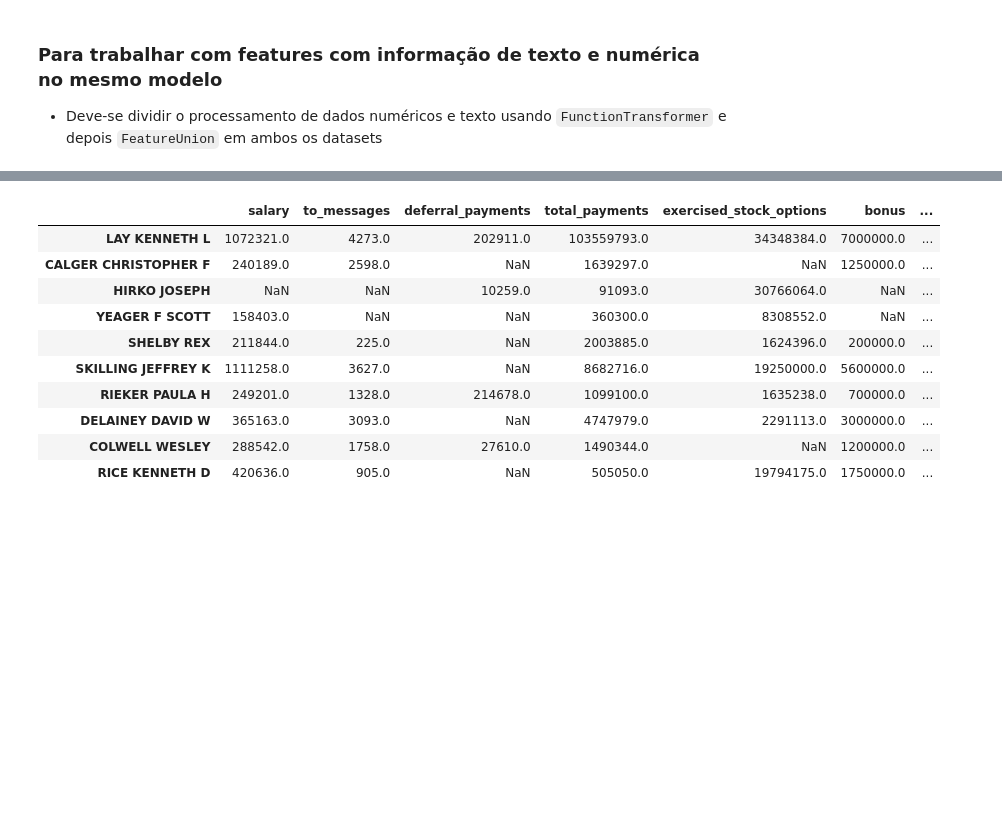
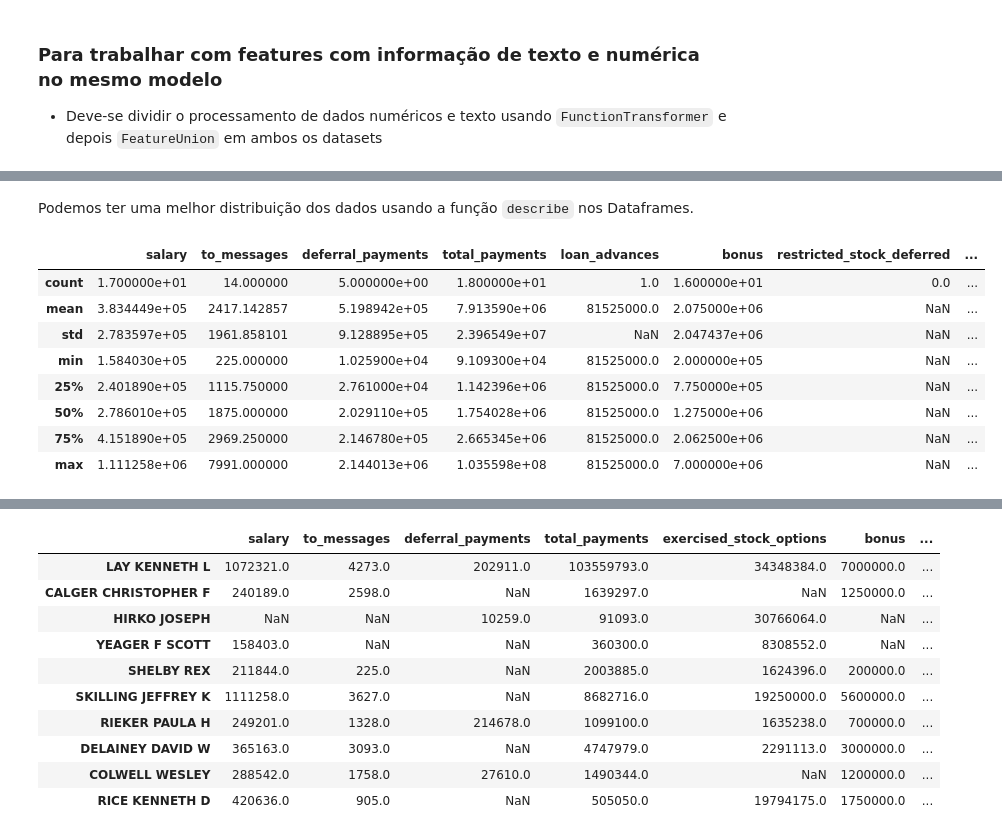
Before and after one commit to GabrielSGoncalves/udacity_nanodegree_datascience2, a Jupyter notebook: final_project/Projeto_Final_Nanodegree_DS_II_GabrielSGoncalves.ipynb, the cells around one changed output, grey strips where cells are left out. Drawn from its saved outputs; the diff is of its cells as text; code cells hidden in the pictures; blank space fills up the shorter version.

```diff
--- a/final_project/Projeto_Final_Nanodegree_DS_II_GabrielSGoncalves.ipynb
+++ b/final_project/Projeto_Final_Nanodegree_DS_II_GabrielSGoncalves.ipynb
@@ -132,0 +181,14 @@ Como temos mais de 6 mais indivíduos não POI, iremos fazer um upsampling para
+# %% [markdown]
+Podemos ter uma melhor distribuição dos dados usando a função `describe` nos Dataframes.
+# %%
+df_enron_poi.describe()
+# %% [output]
+|  | salary | to_messages | deferral_payments | total_payments | loan_advances | bonus | restricted_stock_deferred | ... |
+| count | 1.700000e+01 | 14.000000 | 5.000000e+00 | 1.800000e+01 | 1.0 | 1.600000e+01 | 0.0 | ... |
+| mean | 3.834449e+05 | 2417.142857 | 5.198942e+05 | 7.913590e+06 | 81525000.0 | 2.075000e+06 | NaN | ... |
+| std | 2.783597e+05 | 1961.858101 | 9.128895e+05 | 2.396549e+07 | NaN | 2.047437e+06 | NaN | ... |
+| min | 1.584030e+05 | 225.000000 | 1.025900e+04 | 9.109300e+04 | 81525000.0 | 2.000000e+05 | NaN | ... |
+| 25% | 2.401890e+05 | 1115.750000 | 2.761000e+04 | 1.142396e+06 | 81525000.0 | 7.750000e+05 | NaN | ... |
+| 50% | 2.786010e+05 | 1875.000000 | 2.029110e+05 | 1.754028e+06 | 81525000.0 | 1.275000e+06 | NaN | ... |
+| 75% | 4.151890e+05 | 2969.250000 | 2.146780e+05 | 2.665345e+06 | 81525000.0 | 2.062500e+06 | NaN | ... |
+| max | 1.111258e+06 | 7991.000000 | 2.144013e+06 | 1.035598e+08 | 81525000.0 | 7.000000e+06 | NaN | ... |
```
Also changed, not shown: parts of 49 cells of this notebook, 1 other file.
